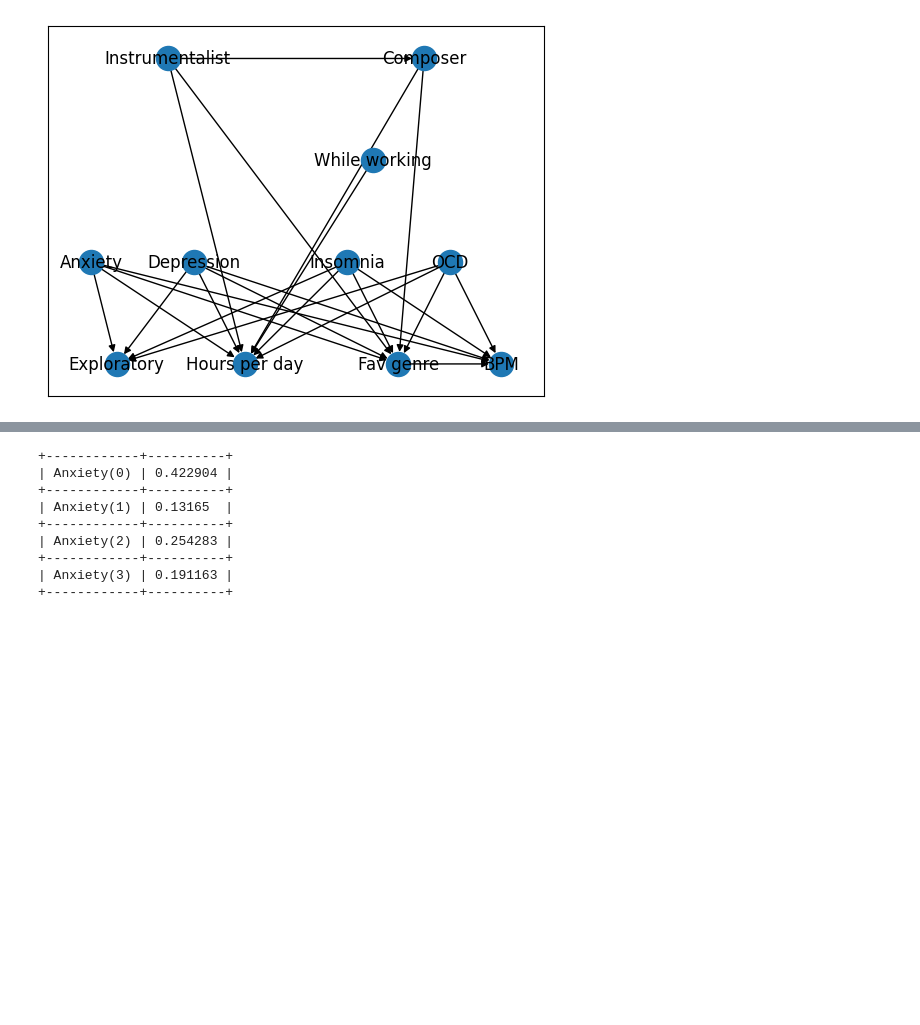
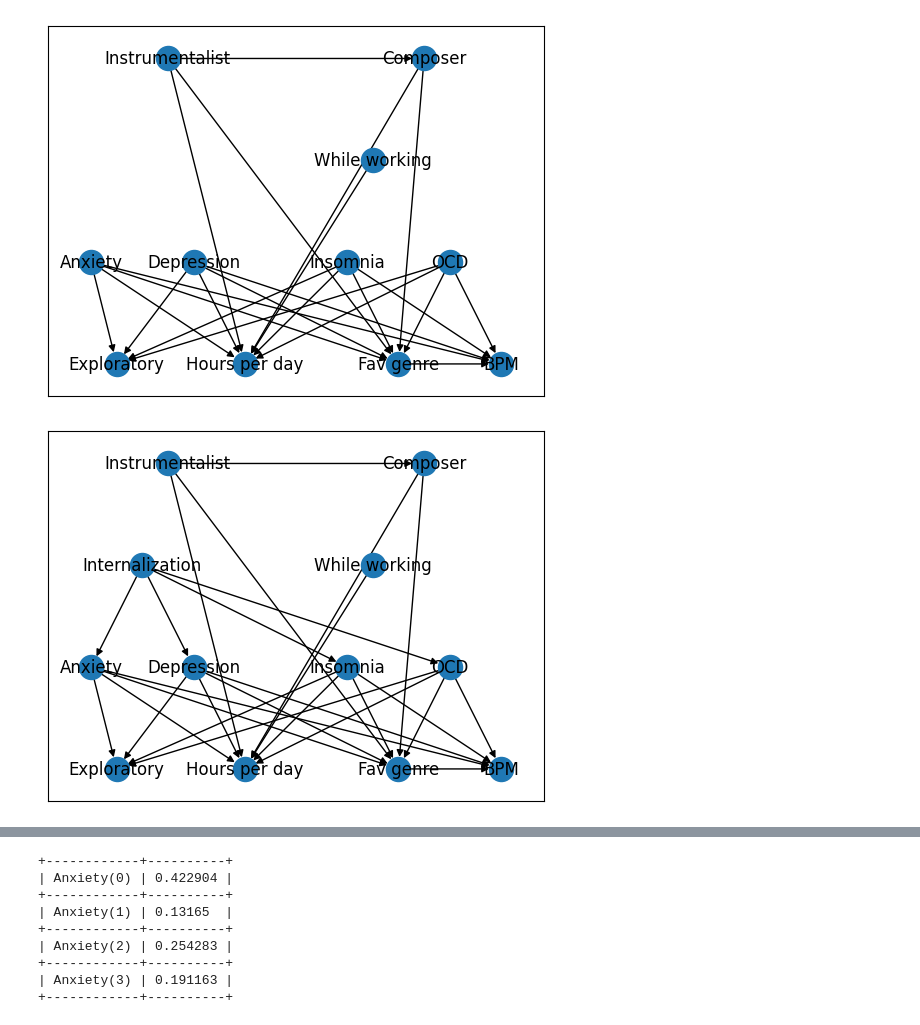
Before and after one commit to KonstantinKanchev/Music-Taste-and-Mental-Health, a Jupyter notebook: first_network.ipynb, the cells around one changed output, grey strips where cells are left out. Cells and saved outputs as stored; diff of their text form; code cells hidden in the pictures; blank space fills up the shorter version.

```diff
--- a/first_network.ipynb
+++ b/first_network.ipynb
@@ -116,4 +131,25 @@ pos = {'Age': [0.5, -0.5],
 nx.draw_networkx(G, pos=pos)
 # %% [output]
 [figure]
+# %%
+G = nx.DiGraph()
+G.add_edges_from(BN_mhct_latent.edges())
+pos = {'Age': [0.5, -0.5],
+        'Instrumentalist': [0.25, -1],
+        'Composer': [0.75, -1],
+        'While working': [0.65, - 1.5],
+        'Internalization': [0.2, -1.5],
+        'Anxiety': [0.1, -2],
+        'Depression': [0.3, -2],
+        'Insomnia': [0.6, -2],
+        'OCD': [0.8, -2],
+        'Exploratory': [0.15, -2.5],
+        'Hours per day': [0.4, -2.5],
+        'Fav genre': [0.7, -2.5],
+        'BPM': [0.9, -2.5]
+}
+# plt.subplots(1, 1, figsize=(12, 12))
+nx.draw_networkx(G, pos=pos)
+# %% [output]
+[figure, added]
 # %%
```
Also changed, not shown: parts of 24 cells of this notebook.
